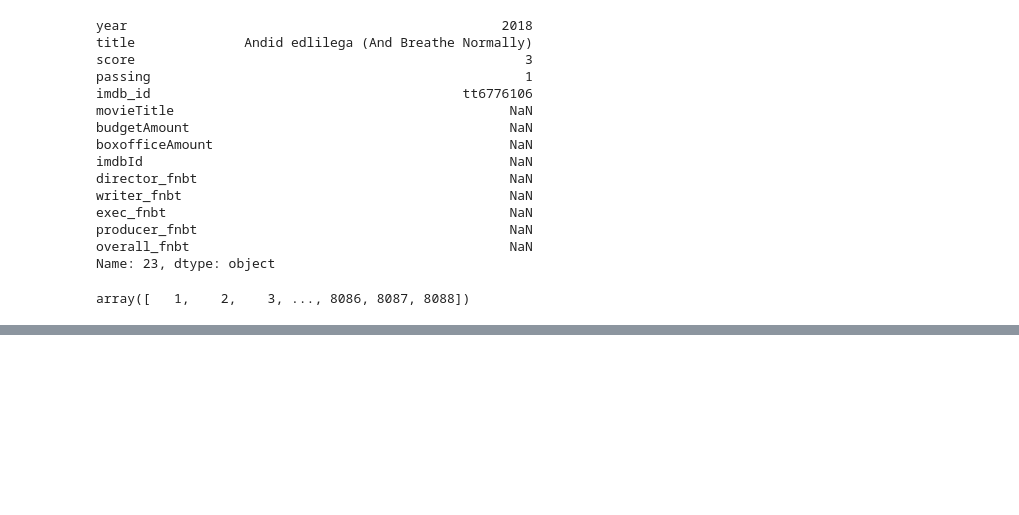
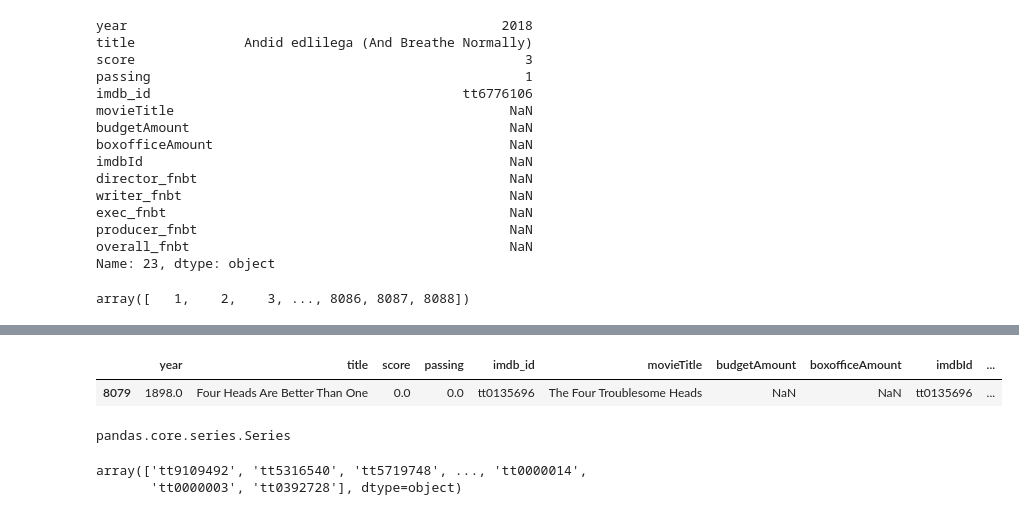
Before and after one commit to MagicMilly/women-in-film-analysis-dashboard, a Jupyter notebook: more_data_munging_useful.ipynb, the cells around one changed output, grey strips where cells are left out. Cells and saved outputs as stored; diff of their text form; code cells hidden in the pictures; blank space fills up the shorter version.

```diff
--- a/more_data_munging_useful.ipynb
+++ b/more_data_munging_useful.ipynb
@@ -1550,0 +1577,9 @@ array([   1,    2,    3, ..., 8086, 8087, 8088])
+# %%
+bechdel_df.loc[bechdel_df.imdb_id == 'tt0135696']
+# %% [output]
+|  | year | title | score | passing | imdb_id | movieTitle | budgetAmount | boxofficeAmount | imdbId | ... |
+| 8079 | 1898.0 | Four Heads Are Better Than One | 0.0 | 0.0 | tt0135696 | The Four Troublesome Heads | NaN | NaN | tt0135696 | ... |
+# %%
+type(test_ids)
+# %% [output]
+pandas.core.series.Series
@@ -1550,0 +1588,5 @@ array([   1,    2,    3, ..., 8086, 8087, 8088])
+# %%
+test_id_array
+# %% [output]
+array(['tt9109492', 'tt5316540', 'tt5719748', ..., 'tt0000014',
+       'tt0000003', 'tt0392728'], dtype=object)
```
Also changed, not shown: parts of 25 cells of this notebook.
